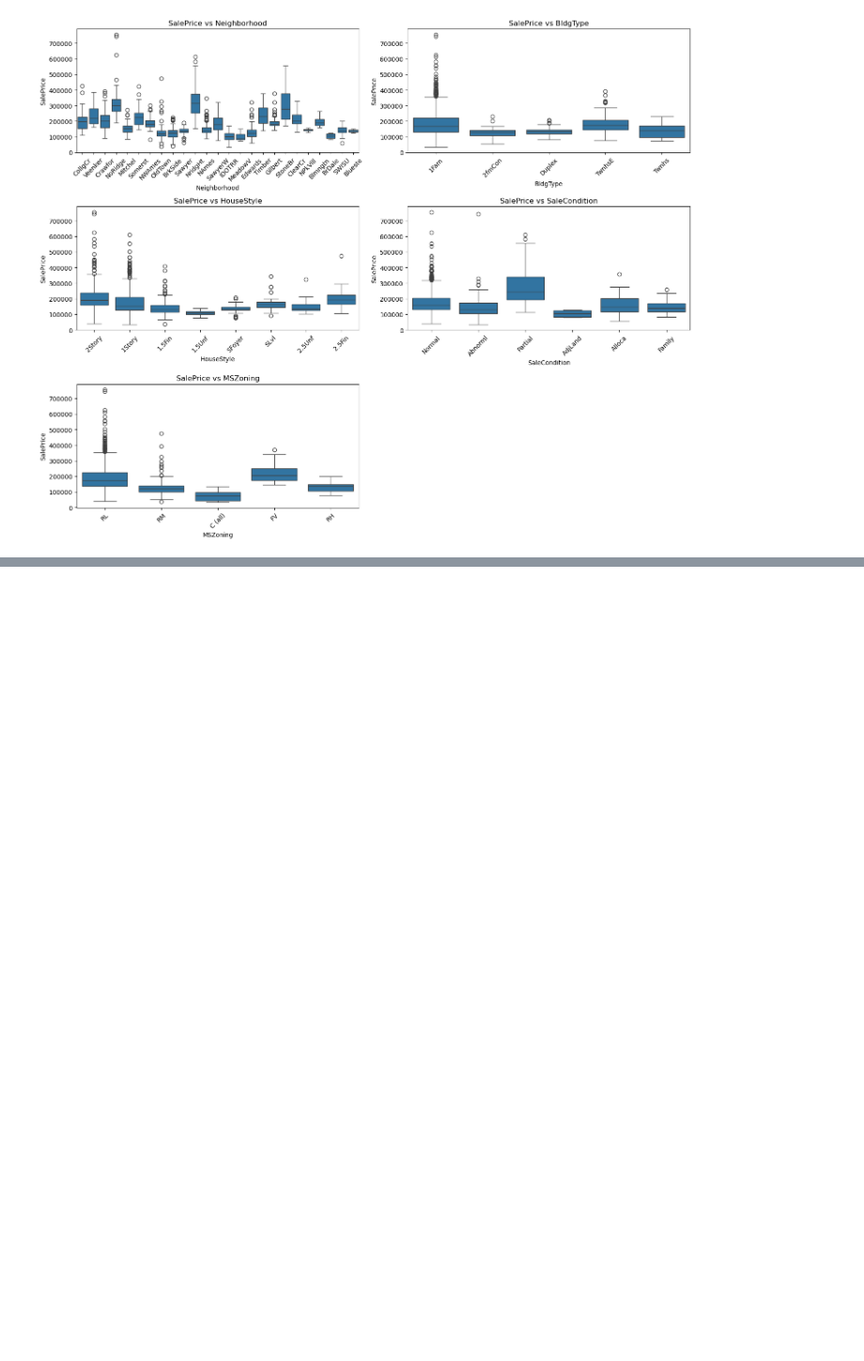
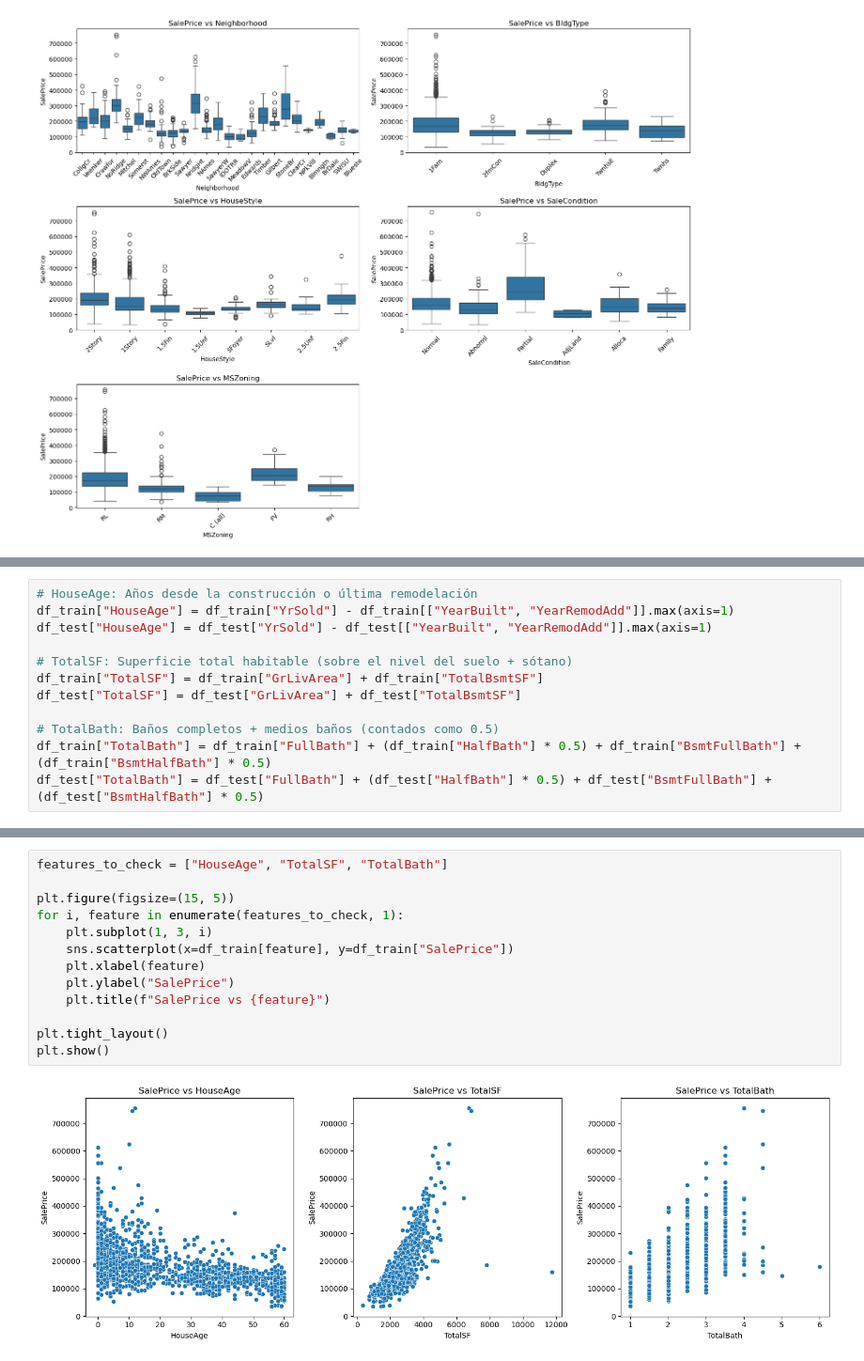
Before and after one commit to sofiagerard/tarea02_housing_sgr, a Jupyter notebook: notebooks/eda_model2.ipynb, the cells around one changed output, grey strips where cells are left out. Shown at 94% size. Drawn from its saved outputs; the diff is of its cells as text; blank space fills up the shorter version.

```diff
--- a/notebooks/eda_model2.ipynb
+++ b/notebooks/eda_model2.ipynb
@@ -240,0 +342,12 @@ plt.show()
+# %%
+# HouseAge: Años desde la construcción o última remodelación
+df_train["HouseAge"] = df_train["YrSold"] - df_train[["YearBuilt", "YearRemodAdd"]].max(axis=1)
+df_test["HouseAge"] = df_test["YrSold"] - df_test[["YearBuilt", "YearRemodAdd"]].max(axis=1)
+
+# TotalSF: Superficie total habitable (sobre el nivel del suelo + sótano)
+df_train["TotalSF"] = df_train["GrLivArea"] + df_train["TotalBsmtSF"]
+df_test["TotalSF"] = df_test["GrLivArea"] + df_test["TotalBsmtSF"]
+
+# TotalBath: Baños completos + medios baños (contados como 0.5)
+df_train["TotalBath"] = df_train["FullBath"] + (df_train["HalfBath"] * 0.5) + df_train["BsmtFullBath"] + (df_train["BsmtHalfBath"] * 0.5)
+df_test["TotalBath"] = df_test["FullBath"] + (df_test["HalfBath"] * 0.5) + df_test["BsmtFullBath"] + (df_test["BsmtHalfBath"] * 0.5)
@@ -240,0 +366,15 @@ plt.show()
+# %%
+features_to_check = ["HouseAge", "TotalSF", "TotalBath"]
+
+plt.figure(figsize=(15, 5))
+for i, feature in enumerate(features_to_check, 1):
+    plt.subplot(1, 3, i)
+    sns.scatterplot(x=df_train[feature], y=df_train["SalePrice"])
+    plt.xlabel(feature)
+    plt.ylabel("SalePrice")
+    plt.title(f"SalePrice vs {feature}")
+
+plt.tight_layout()
+plt.show()
+# %% [output]
+[figure, added]
```
Also changed, not shown: parts of 23 cells of this notebook.
